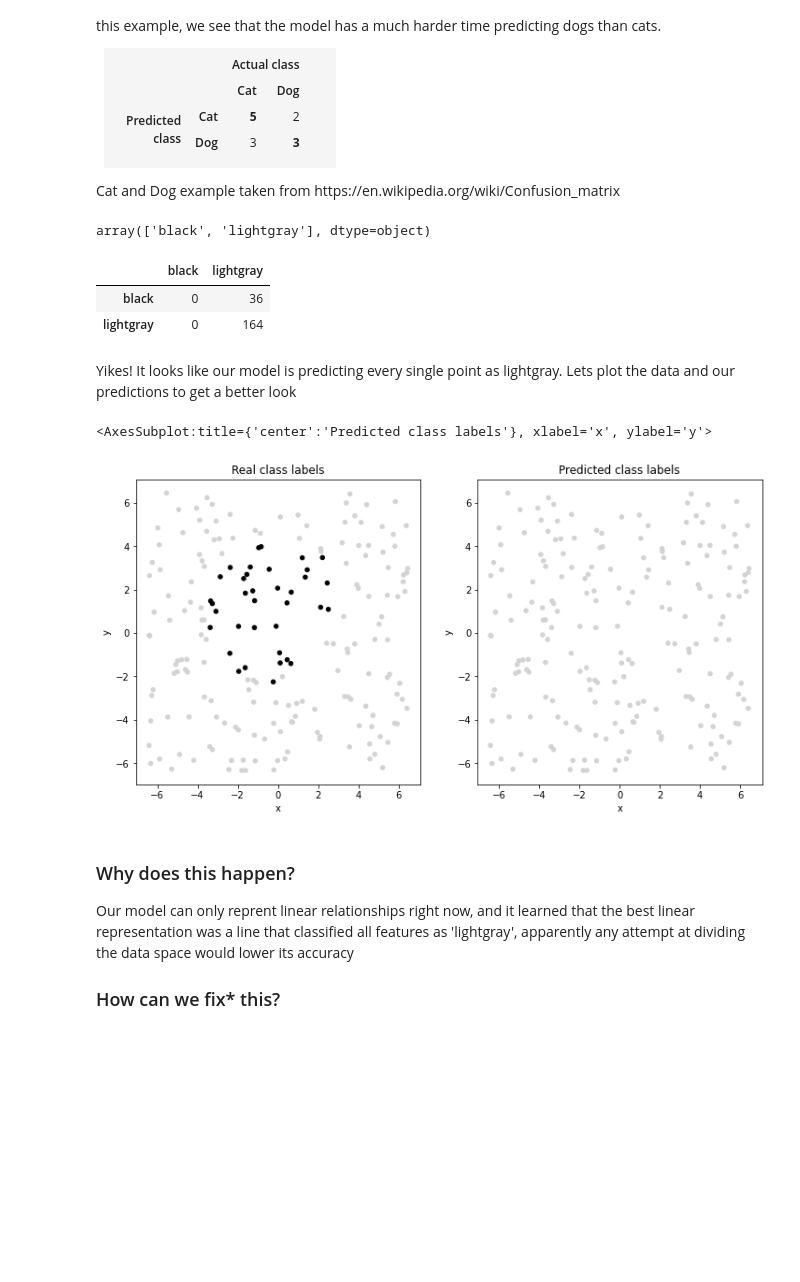
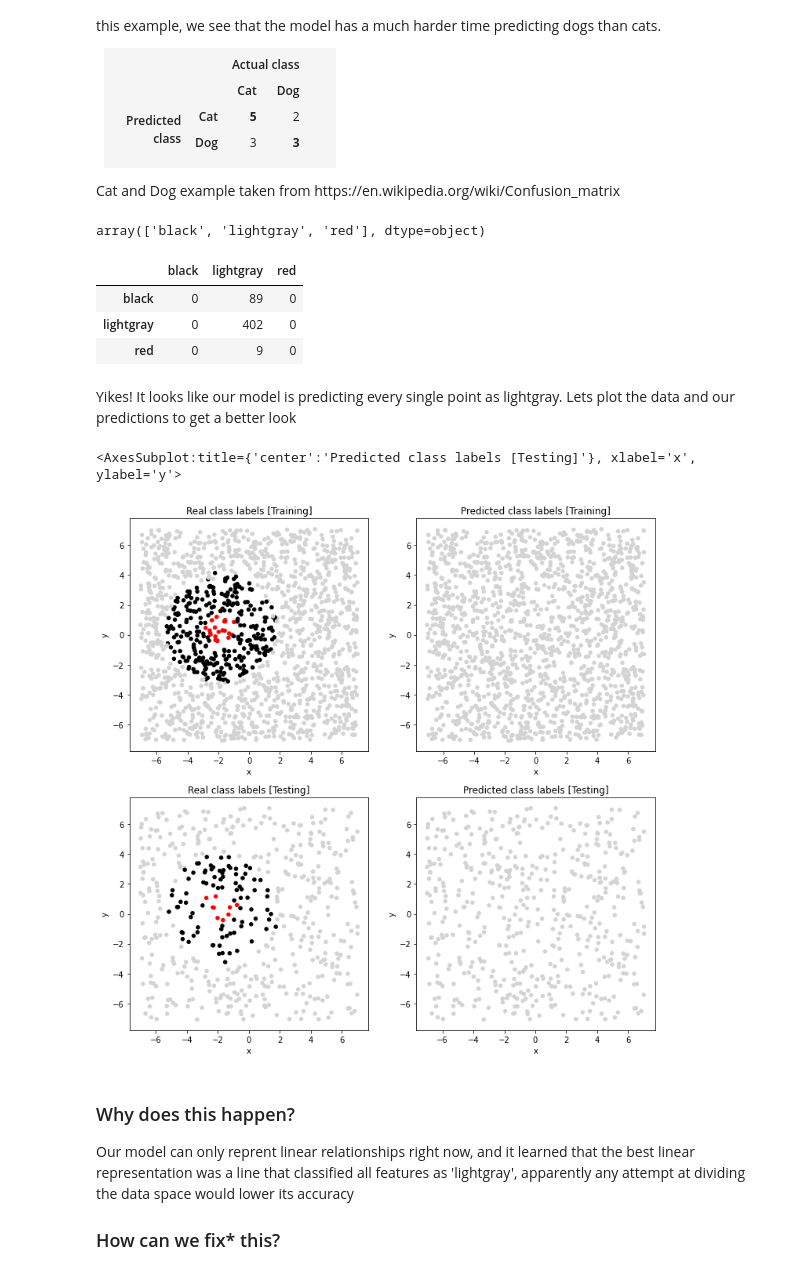
Before and after one commit to Cyrannosaurus/ForFun, a Jupyter notebook: sklearn/logreg.ipynb, the cells around one changed output. Drawn from its saved outputs; the diff is of its cells as text; code cells hidden in the pictures; blank space fills up the shorter version.

```diff
--- a/sklearn/logreg.ipynb
+++ b/sklearn/logreg.ipynb
@@ -13,8 +13,8 @@ from pandas import DataFrame
 In practice, cleaning the data is often the longest part of the process. As this is just practice, we get to ignore all that and jump straight into the fun.
 # %%
 # Data knobs
-n=1000
-density = 3
+n=2000
+density = 5
 
 bound = (n/(2*density))**.5 / 2
 xbounds = (-bound,bound)
@@ -28,16 +28,15 @@ df = DataFrame({
 df['color'] = 'lightgray' # Start with all points as one class
 
 # Add noisy circle boundary, scales to stay around 20% of our data regardless of density
-center = (np.random.uniform(xbounds[0]/2,xbounds[1]/2), 1,np.random.uniform(ybounds[0]/2,ybounds[1]/2))
+center = (np.random.uniform(xbounds[0]/3,xbounds[1]/2), np.random.uniform(ybounds[0]/2,ybounds[1]/3))
 radius = bound / 2
 dist = ((df['x']-center[0])**2+(df['y']-center[1])**2)**.5
 df.loc[dist < radius + np.random.normal(size=n)/bound, 'color'] = 'black'
 
-# Add hard coded rectangular boundary, this class's weight is dependent on density. 3 is ~ its max
-# top_left = (-6,-2.5)
-# bot_right = (-4,-5)
-# inside = [(top_left[0] < x < bot_right[0] and top_left[1] > y > bot_right[1]) for x,y in zip(df['x'], df['y'])]
-# df.loc[inside, 'color'] = 'red'
+# Add a static noisy circle inside the other
+radius = 1
+dist = ((df['x']-center[0])**2+(df['y']-center[1])**2)**.5
+df.loc[dist < radius + np.random.normal(size=n)/bound, 'color'] = 'red'
 
 # Peep our data
 print(df[['color']].value_counts().to_frame(name='counts'))
@@ -71,5 +70,5 @@ from sklearn.pipeline import make_pipeline
 from sklearn.metrics import confusion_matrix
 # %%
-train, test = train_test_split(df, train_size = .8)
+train, test = train_test_split(df, train_size = .75)
 train.shape, test.shape
 # %% [output]
@@ -113,7 +113,8 @@ Unfortunately, that looks to be exactly what our model is doing
 This gets increasingly difficult as more dimensions are included in our data. In this case, we are working with 2D data and as such we (as humans) are still able to draw meaningful conclusions from visualizing what is going on.
 # %%
 # Add a new column to our data, the predicted color
-ptest = test.copy()
+ptrain, ptest = train.copy(), test.copy()
+ptrain['predicted_color'] = lr.predict(train[['x','y']])
 ptest['predicted_color'] = lr.predict(test[['x','y']])
 ptest.head()
 # %% [output]
@@ -183,23 +184,26 @@ Cat and Dog example taken from https://en.wikipedia.org/wiki/Confusion_matrix
 labels = np.unique(df[['color']].values)
 labels
 # %% [output]
-array(['black', 'lightgray'], dtype=object)
+array(['black', 'lightgray', 'red'], dtype=object)
 # %%
 DataFrame(confusion_matrix(ptest[['color']], ptest[['predicted_color']], labels=labels), index=labels, columns=labels)
 # %% [output]
-|  | black | lightgray |
-| black | 0 | 36 |
-| lightgray | 0 | 164 |
+|  | black | lightgray | red |
+| black | 0 | 89 | 0 |
+| lightgray | 0 | 402 | 0 |
+| red | 0 | 9 | 0 |
 # %% [markdown]
 Yikes! It looks like our model is predicting every single point as lightgray. Lets plot the data and our predictions to get a better look
 # %%
 import matplotlib.pyplot as plt
-_, axs = plt.subplots(nrows=1, ncols=2, figsize=(12,6))
-ptest.plot.scatter('x','y', c=ptest['color'], ax = axs[0], title='Real class labels')
-ptest.plot.scatter('x','y', c=ptest['predicted_color'], ax = axs[1], title='Predicted class labels')
+_, axs = plt.subplots(nrows=2, ncols=2, figsize=(12,12))
+ptrain.plot.scatter('x','y', c=ptrain['color'], ax = axs[0][0], title='Real class labels [Training]')
+ptrain.plot.scatter('x','y', c=ptrain['predicted_color'], ax = axs[0][1], title='Predicted class labels [Training]')
+ptest.plot.scatter('x','y', c=ptest['color'], ax = axs[1][0], title='Real class labels [Testing]')
+ptest.plot.scatter('x','y', c=ptest['predicted_color'], ax = axs[1][1], title='Predicted class labels [Testing]')
 # %% [output]
-<AxesSubplot:title={'center':'Predicted class labels'}, xlabel='x', ylabel='y'>
+<AxesSubplot:title={'center':'Predicted class labels [Testing]'}, xlabel='x', ylabel='y'>
-[figure, old version]
+[figure, new version]
 # %% [markdown]
 ### Why does this happen?
 
```
Also changed, not shown: parts of 25 cells of this notebook.
